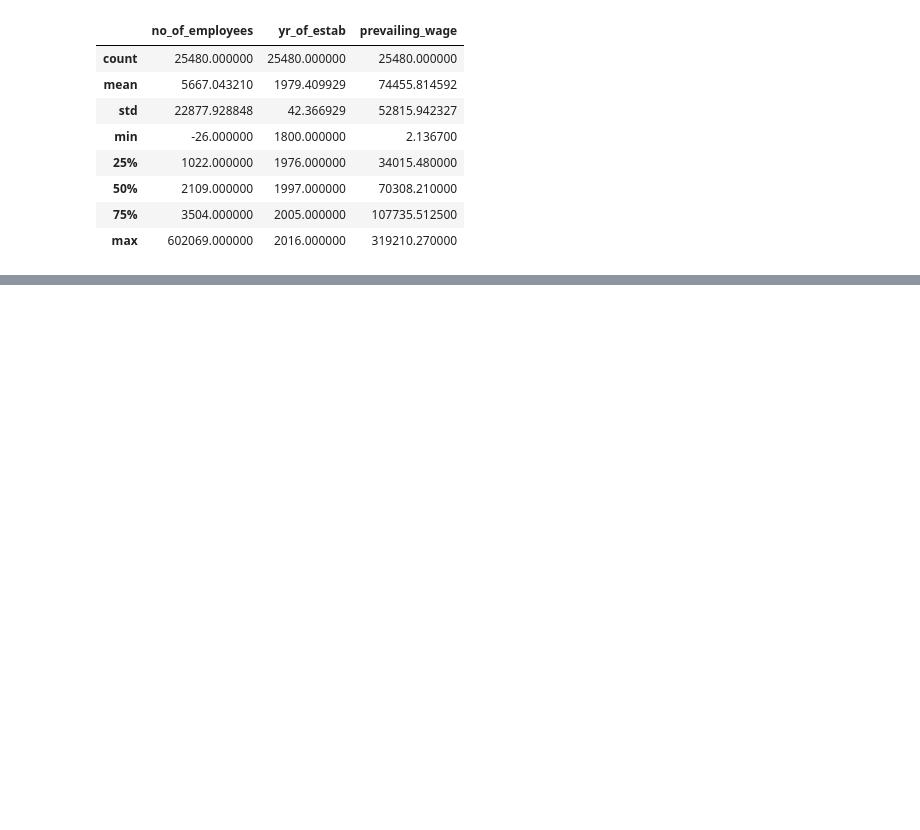
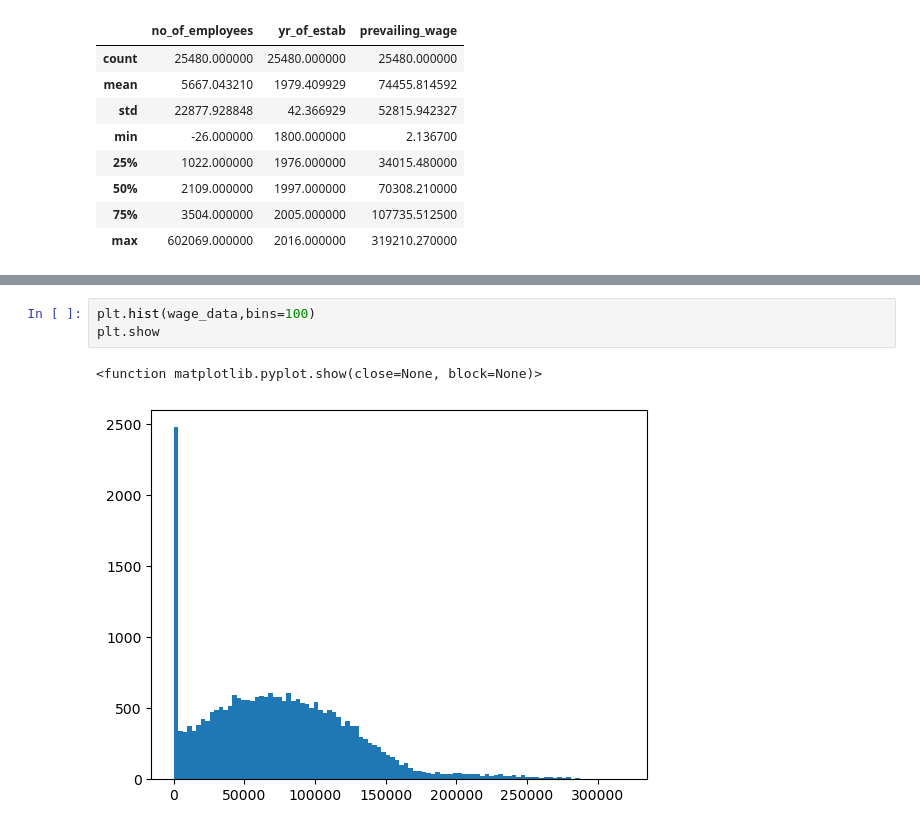
Before and after one commit to hemant467/Naresh-IT, a Jupyter notebook: Python 🐍 Sessions 📜/EDA : Exploratory Data Analysis 📜/Session 5 Numerical Column Analysis.ipynb, the cells around one changed output, grey strips where cells are left out. Saved outputs shown, nothing was run; the diff lists cells and outputs as text; blank space fills up the shorter version.

```diff
--- a/Python 🐍 Sessions 📜/EDA : Exploratory Data Analysis 📜/Session 5 Numerical Column Analysis.ipynb
+++ b/Python 🐍 Sessions 📜/EDA : Exploratory Data Analysis 📜/Session 5 Numerical Column Analysis.ipynb
@@ -247,0 +456,6 @@ visa_df.describe() # Method
+# %%
+plt.hist(wage_data,bins=100)
+plt.show
+# %% [output]
+<function matplotlib.pyplot.show(close=None, block=None)>
+[figure, added]
```
Also changed, not shown: parts of 46 cells of this notebook.
